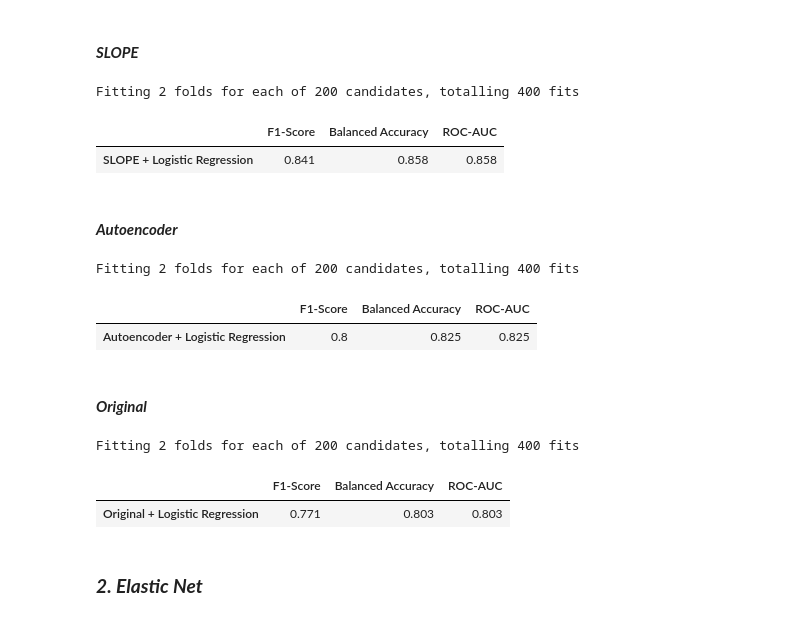
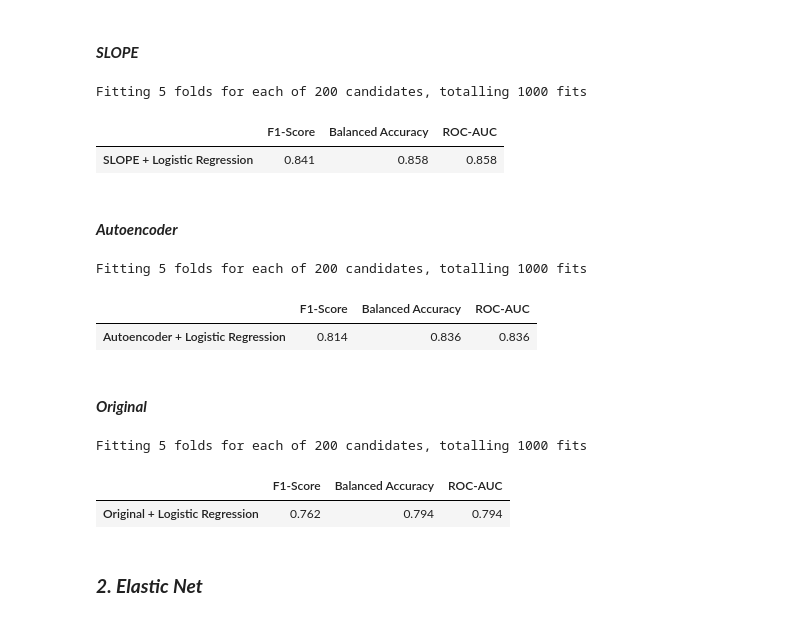
Before and after one commit to fahadmehfooz/Supervised-Longitudinal-Progressive-Embedding, a Jupyter notebook: Supervised_Longitudinal_Progressive_Embedding.ipynb, the cells around one changed output. Saved outputs shown, nothing was run; the diff lists cells and outputs as text; code cells hidden in the pictures.

```diff
--- a/Supervised_Longitudinal_Progressive_Embedding.ipynb
+++ b/Supervised_Longitudinal_Progressive_Embedding.ipynb
@@ -600,3 +602,10 @@ X_test_encoded_data_Original_CN_vs_AD = scaler_original.transform(X_test_encoded
+# %%
+cv = 5
+verbose = 2
+n_iter = 200
+n_jobs = -1
+scoring = 'balanced_accuracy'
+random_state = 42
 # %% [markdown]
 ### ***1. Logistic Regression***
 # %%
@@ -613,12 +622,12 @@ param_grid_lr = {
 random_search_logreg_SLOPE = RandomizedSearchCV(
     estimator = LogisticRegression(random_state=42),
     param_distributions = param_grid_lr,
-    n_iter=200,
-    cv=2,
-    verbose=2,
-    n_jobs=-1,
-    random_state=42,
-    scoring='balanced_accuracy'
+    n_iter = n_iter,
+    cv = cv,
+    verbose = verbose,
+    n_jobs = n_jobs,
+    random_state = random_state,
+    scoring = scoring
 )
 
 
@@ -638,57 +647,57 @@ results_logreg_SLOPE = pd.DataFrame([lr_test_metrics_SLOPE],
 
 display(results_logreg_SLOPE)
 # %% [output]
-Fitting 2 folds for each of 200 candidates, totalling 400 fits
+Fitting 5 folds for each of 200 candidates, totalling 1000 fits
 |  | F1-Score | Balanced Accuracy | ROC-AUC |
 | SLOPE + Logistic Regression | 0.841 | 0.858 | 0.858 |
 # %% [markdown]
 #### ***Autoencoder***
 # %%
 random_search_logreg_Autoencoder = RandomizedSearchCV(
-    estimator=LogisticRegression(random_state=42),
-    param_distributions=param_grid_lr,
-    n_iter=200,
-    cv=2,
-    verbose=2,
-    n_jobs=-1,
-    random_state=42,
-    scoring='balanced_accuracy'
+    estimator = LogisticRegression(random_state=42),
+    param_distributions = param_grid_lr,
+    n_iter = n_iter,
+    cv = cv,
+    verbose = verbose,
+    n_jobs = n_jobs,
+    random_state = random_state,
+    scoring = scoring
 )
 
 random_search_logreg_Autoencoder.fit(X_train_encoded_data_Autoencoder_CN_vs_AD, y_train_encoded_data_Autoencoder_CN_vs_AD)
 
 finetuned_logreg_Autoencoder = random_search_logreg_Autoencoder.best_estimator_
 
 
 
 y_train_pred_logreg_Autoencoder = finetuned_logreg_Autoencoder.predict(X_train_encoded_data_Autoencoder_CN_vs_AD)
 y_test_pred_logreg_Autoencoder = finetuned_logreg_Autoencoder.predict(X_test_encoded_data_Autoencoder_CN_vs_AD)
 
 lr_train_metrics_Autoencoder = compute_clf_metrics(y_train_encoded_data_Autoencoder_CN_vs_AD, y_train_pred_logreg_Autoencoder)
 lr_test_metrics_Autoencoder = compute_clf_metrics(y_test_encoded_data_Autoencoder_CN_vs_AD, y_test_pred_logreg_Autoencoder)
 
 
 results_logreg_Autoencoder = pd.DataFrame([lr_test_metrics_Autoencoder],
                           index=[ 'Autoencoder + Logistic Regression']).round(3)
 
 display(results_logreg_Autoencoder)
 # %% [output]
-Fitting 2 folds for each of 200 candidates, totalling 400 fits
+Fitting 5 folds for each of 200 candidates, totalling 1000 fits
 |  | F1-Score | Balanced Accuracy | ROC-AUC |
-| Autoencoder + Logistic Regression | 0.8 | 0.825 | 0.825 |
+| Autoencoder + Logistic Regression | 0.814 | 0.836 | 0.836 |
 # %% [markdown]
 #### ***Original***
 # %%
 
 random_search_logreg_Original = RandomizedSearchCV(
-    estimator=LogisticRegression(random_state=42),
-    param_distributions=param_grid_lr,
-    n_iter=200,
-    cv=2,
-    verbose=2,
-    n_jobs=-1,
-    random_state=42,
-    scoring='balanced_accuracy'
+    estimator = LogisticRegression(random_state=42),
+    param_distributions = param_grid_lr,
+    n_iter = n_iter,
+    cv = cv,
+    verbose = verbose,
+    n_jobs = n_jobs,
+    random_state = random_state,
+    scoring = scoring
 )
 
 random_search_logreg_Original.fit(X_train_encoded_data_Original_CN_vs_AD, y_train_encoded_data_Original_CN_vs_AD)
@@ -708,9 +717,9 @@ results_logreg_Original = pd.DataFrame([lr_test_metrics_other],
 
 display(results_logreg_Original)
 # %% [output]
-Fitting 2 folds for each of 200 candidates, totalling 400 fits
+Fitting 5 folds for each of 200 candidates, totalling 1000 fits
 |  | F1-Score | Balanced Accuracy | ROC-AUC |
-| Original + Logistic Regression | 0.771 | 0.803 | 0.803 |
+| Original + Logistic Regression | 0.762 | 0.794 | 0.794 |
 # %% [markdown]
 ### ***2. Elastic Net***
 # %%
```
Also changed, not shown: parts of 9 cells of this notebook, 4 other files.
